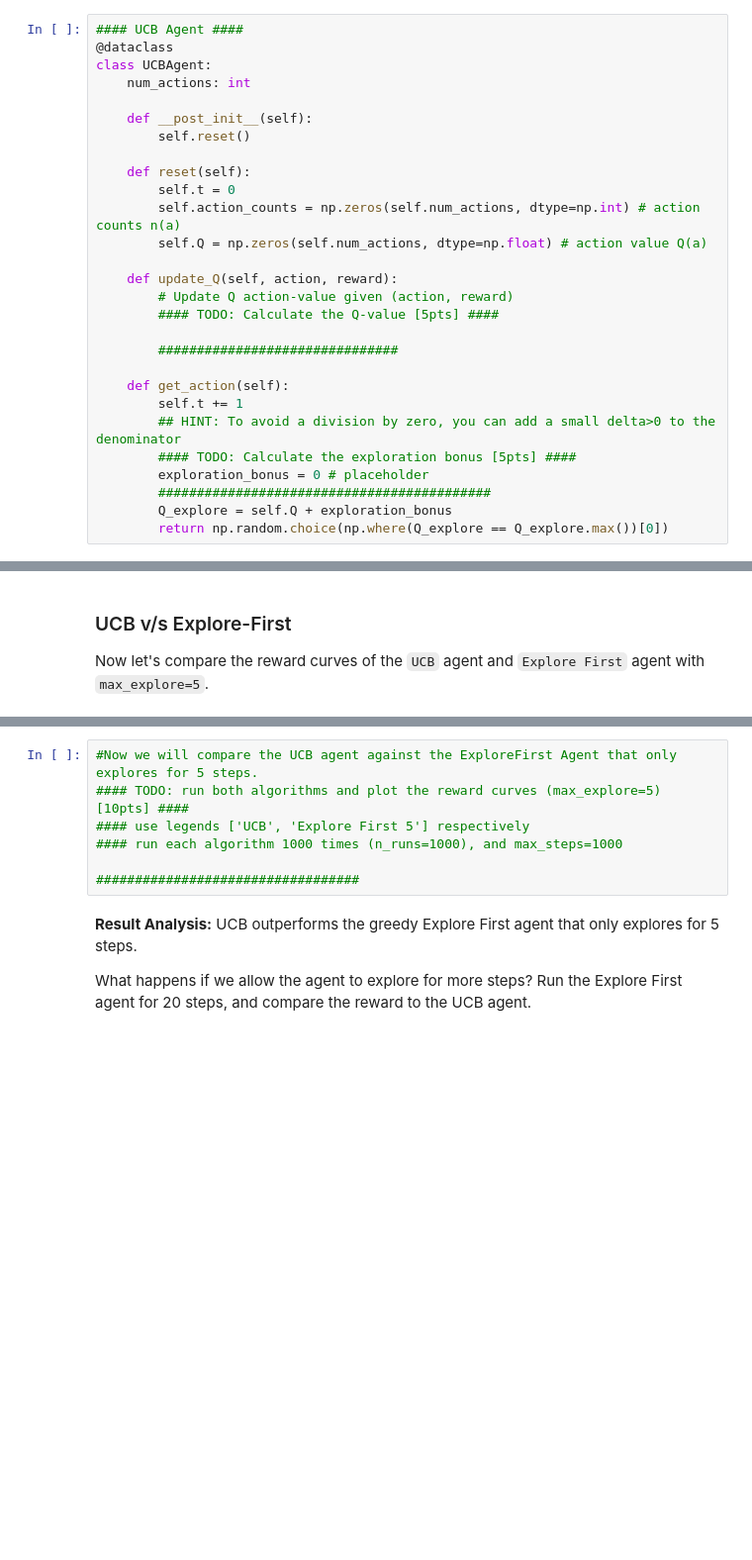
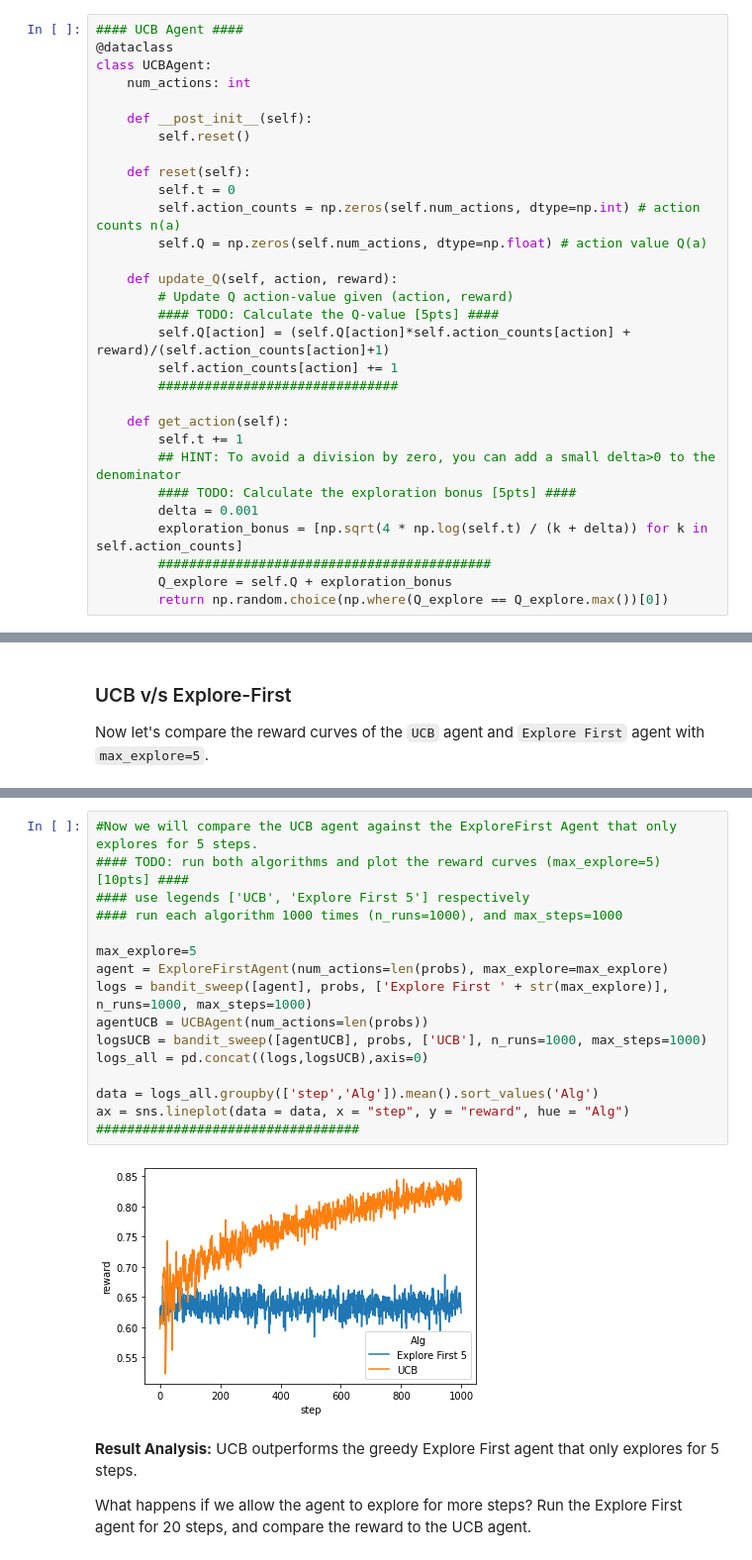
Before and after one commit to LuisCGit/6.484-reinforcement-learning, a Jupyter notebook: HW1_Assignment_on_Bandits.ipynb, the cells around one changed output, grey strips where cells are left out. Shown at 99% size. Saved outputs shown, nothing was run; the diff lists cells and outputs as text; blank space fills up the shorter version.

```diff
--- a/HW1_Assignment_on_Bandits.ipynb
+++ b/HW1_Assignment_on_Bandits.ipynb
@@ -355,14 +324,16 @@ class UCBAgent:
     def update_Q(self, action, reward):
         # Update Q action-value given (action, reward)
         #### TODO: Calculate the Q-value [5pts] ####
-
+        self.Q[action] = (self.Q[action]*self.action_counts[action] + reward)/(self.action_counts[action]+1)
+        self.action_counts[action] += 1
         ###############################
 
     def get_action(self):
         self.t += 1
         ## HINT: To avoid a division by zero, you can add a small delta>0 to the denominator
         #### TODO: Calculate the exploration bonus [5pts] ####
-        exploration_bonus = 0 # placeholder
+        delta = 0.001
+        exploration_bonus = [np.sqrt(4 * np.log(self.t) / (k + delta)) for k in self.action_counts]
         ###########################################
         Q_explore = self.Q + exploration_bonus
         return np.random.choice(np.where(Q_explore == Q_explore.max())[0])
@@ -386,10 +360,21 @@ Now let's compare the reward curves of the `UCB` agent and `Explore First` agent
 # %%
 #Now we will compare the UCB agent against the ExploreFirst Agent that only explores for 5 steps.
 #### TODO: run both algorithms and plot the reward curves (max_explore=5) [10pts] ####
 #### use legends ['UCB', 'Explore First 5'] respectively
 #### run each algorithm 1000 times (n_runs=1000), and max_steps=1000
 
+max_explore=5
+agent = ExploreFirstAgent(num_actions=len(probs), max_explore=max_explore)
+logs = bandit_sweep([agent], probs, ['Explore First ' + str(max_explore)], n_runs=1000, max_steps=1000)
+agentUCB = UCBAgent(num_actions=len(probs))
+logsUCB = bandit_sweep([agentUCB], probs, ['UCB'], n_runs=1000, max_steps=1000)
+logs_all = pd.concat((logs,logsUCB),axis=0)
+
+data = logs_all.groupby(['step','Alg']).mean().sort_values('Alg')
+ax = sns.lineplot(data = data, x = "step", y = "reward", hue = "Alg")
 ##################################
+# %% [output]
+[figure, added]
 # %% [markdown]
 **Result Analysis:** UCB outperforms the greedy Explore First agent that only explores for 5 steps.
 
```
Also changed, not shown: parts of 15 cells of this notebook.
